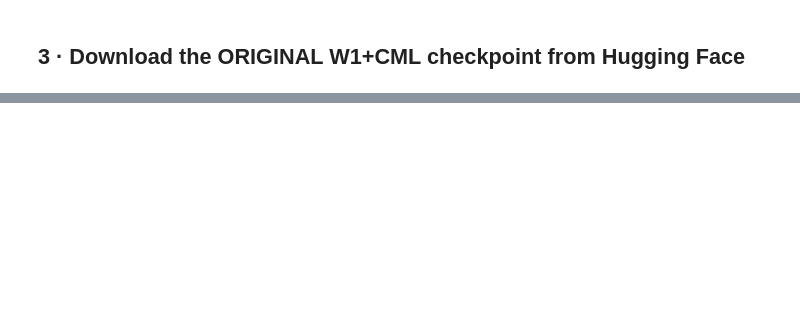
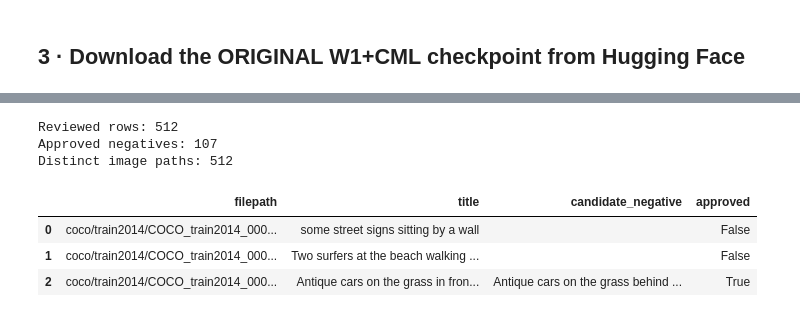
Before and after one commit to rifahnanjiba02-arch/vision-language-composition, a Jupyter notebook: scripts/MACCO_W1_CML_Visual_Patch_Noise_Controlled.ipynb, the cells around one changed output, grey strips where cells are left out. Cells and saved outputs as stored; diff of their text form; code cells hidden in the pictures; blank space fills up the shorter version.

```diff
--- a/scripts/MACCO_W1_CML_Visual_Patch_Noise_Controlled.ipynb
+++ b/scripts/MACCO_W1_CML_Visual_Patch_Noise_Controlled.ipynb
@@ -608,0 +139,36 @@ Selected patch rate: 0.611
+# %%
+audit_url = (f'https://raw.githubusercontent.com/{AUDIT_REPO}/'
+             f'{quote(AUDIT_REVISION, safe="")}/'
+             f'{quote(AUDIT_PATH, safe="/")}')
+audit_resp = requests.get(audit_url, timeout=90)
+audit_resp.raise_for_status()
+AUDIT_LOCAL = WORK / 'reviewed_cml_audit.csv'
+AUDIT_LOCAL.write_bytes(audit_resp.content)
+audit = pd.read_csv(AUDIT_LOCAL, keep_default_na=False)
+needed = {'row_id', 'filepath', 'title', 'candidate_negative', 'approved'}
+assert needed.issubset(audit.columns), f'Missing audit columns: {needed - set(audit.columns)}'
+audit['approved'] = audit['approved'].astype(str).str.strip().str.lower().isin(
+    ('true', '1', 'yes', 'y'))
+assert not audit[['filepath','title']].duplicated().any(), 'Audit contains repeated image/caption rows.'
+assert (audit['filepath'].astype(str).str.startswith('coco/train2014/')).all(), (
+    'Unexpected COCO split in audit; inspect before training.')
+assert not (audit.approved & audit.candidate_negative.astype(str).str.strip().eq('')).any()
+assert not (audit.approved & (audit.candidate_negative.str.strip() == audit.title.str.strip())).any()
+
+train_rows = audit.sort_values('row_id').head(REVIEWED_ROWS).copy().reset_index(drop=True)
+assert len(train_rows) == REVIEWED_ROWS, 'Not enough reviewed rows.'
+train_rows['positive_caption'] = train_rows.title.astype(str)
+train_rows['negative_caption'] = np.where(
+    train_rows.approved, train_rows.candidate_negative.astype(str), train_rows.title.astype(str))
+print('Reviewed rows:', len(train_rows))
+print('Approved negatives:', int(train_rows.approved.sum()))
+print('Distinct image paths:', train_rows.filepath.nunique())
+display(train_rows[['filepath','title','candidate_negative','approved']].head(3))
+# %% [output]
+Reviewed rows: 512
+Approved negatives: 107
+Distinct image paths: 512
+|  | filepath | title | candidate_negative | approved |
+| 0 | coco/train2014/COCO_train2014_000... | some street signs sitting by a wall |  | False |
+| 1 | coco/train2014/COCO_train2014_000... | Two surfers at the beach walking ... |  | False |
+| 2 | coco/train2014/COCO_train2014_000... | Antique cars on the grass in fron... | Antique cars on the grass behind ... | True |
```
Also changed, not shown: parts of 54 cells of this notebook.
